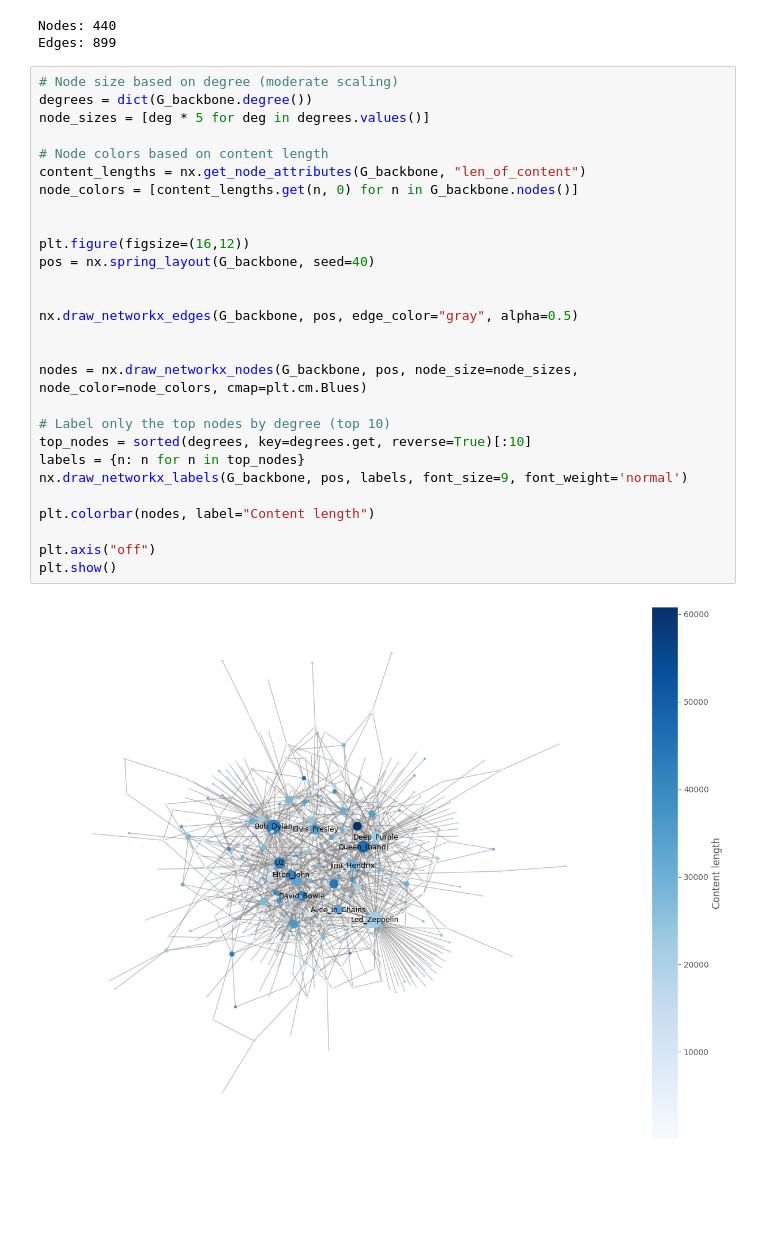
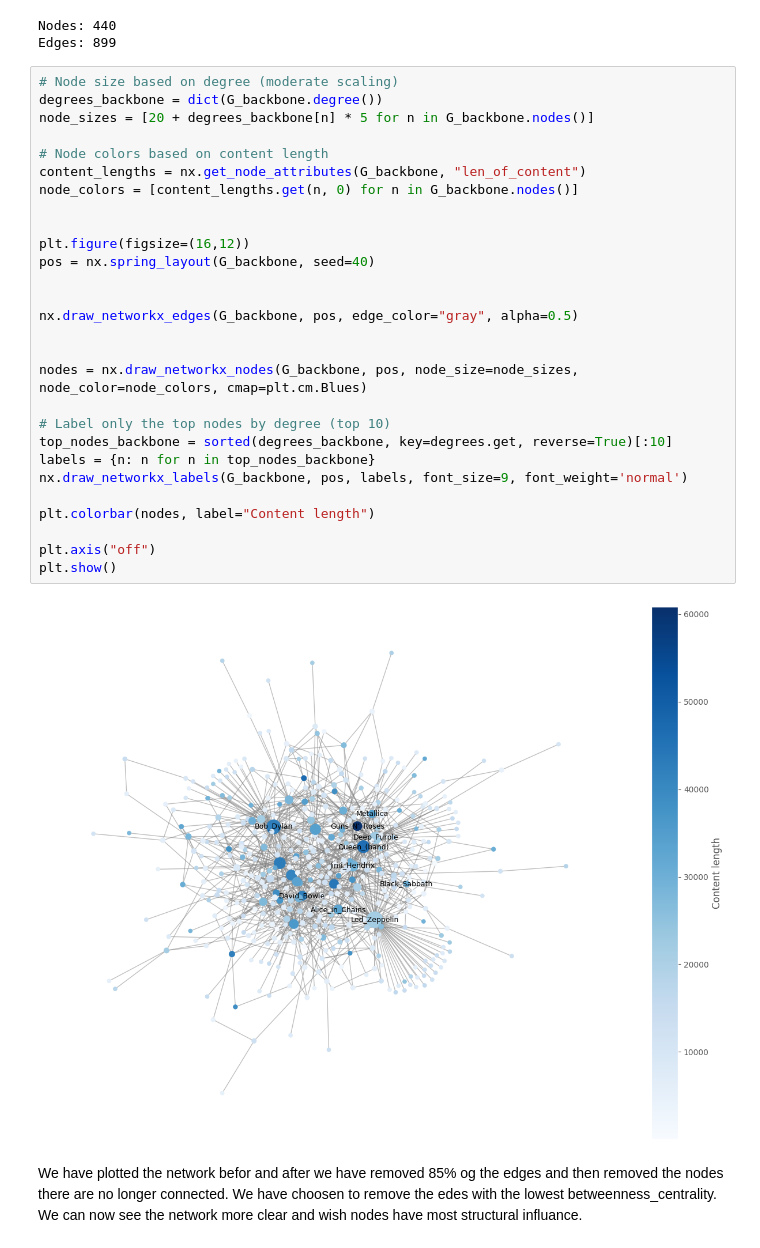
Before and after one commit to fridapfrandsen/SocialGraphsAssignment1, a Jupyter notebook: SocialGraphsAssignment2.ipynb, the cells around one changed output. Drawn from its saved outputs; the diff is of its cells as text; blank space fills up the shorter version.

```diff
--- a/SocialGraphsAssignment2.ipynb
+++ b/SocialGraphsAssignment2.ipynb
@@ -291,31 +299,33 @@ Nodes: 440
 Edges: 899
 # %%
 # Node size based on degree (moderate scaling)
-degrees = dict(G_backbone.degree())
-node_sizes = [deg * 5 for deg in degrees.values()]
+degrees_backbone = dict(G_backbone.degree())
+node_sizes = [20 + degrees_backbone[n] * 5 for n in G_backbone.nodes()]
 
 # Node colors based on content length
 content_lengths = nx.get_node_attributes(G_backbone, "len_of_content")
 node_colors = [content_lengths.get(n, 0) for n in G_backbone.nodes()]
 
 
 plt.figure(figsize=(16,12))
 pos = nx.spring_layout(G_backbone, seed=40)
 
 
 nx.draw_networkx_edges(G_backbone, pos, edge_color="gray", alpha=0.5)
 
 
 nodes = nx.draw_networkx_nodes(G_backbone, pos, node_size=node_sizes, node_color=node_colors, cmap=plt.cm.Blues)
 
 # Label only the top nodes by degree (top 10)
-top_nodes = sorted(degrees, key=degrees.get, reverse=True)[:10]
-labels = {n: n for n in top_nodes}
+top_nodes_backbone = sorted(degrees_backbone, key=degrees.get, reverse=True)[:10]
+labels = {n: n for n in top_nodes_backbone}
 nx.draw_networkx_labels(G_backbone, pos, labels, font_size=9, font_weight='normal')
 
 plt.colorbar(nodes, label="Content length")
 
 plt.axis("off")
 plt.show()
 # %% [output]
-[figure, old version]
+[figure, new version]
+# %% [markdown]
+We have plotted the network befor and after we have removed 85% og the edges and then removed the nodes there are no longer connected. We have choosen to remove the edes with the lowest betweenness_centrality. We can now see the network more clear and wish nodes have most structural influance.
```
Also changed, not shown: parts of 7 cells of this notebook.
